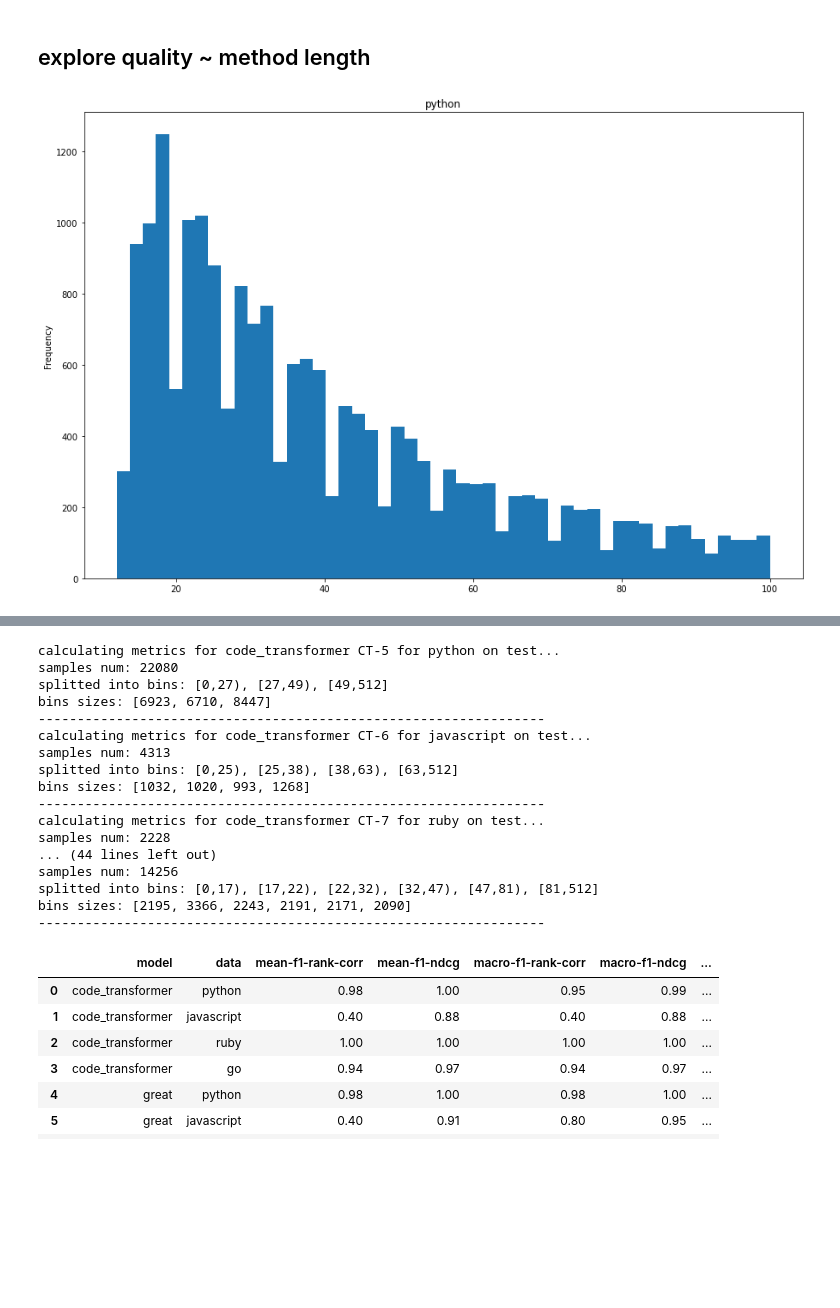
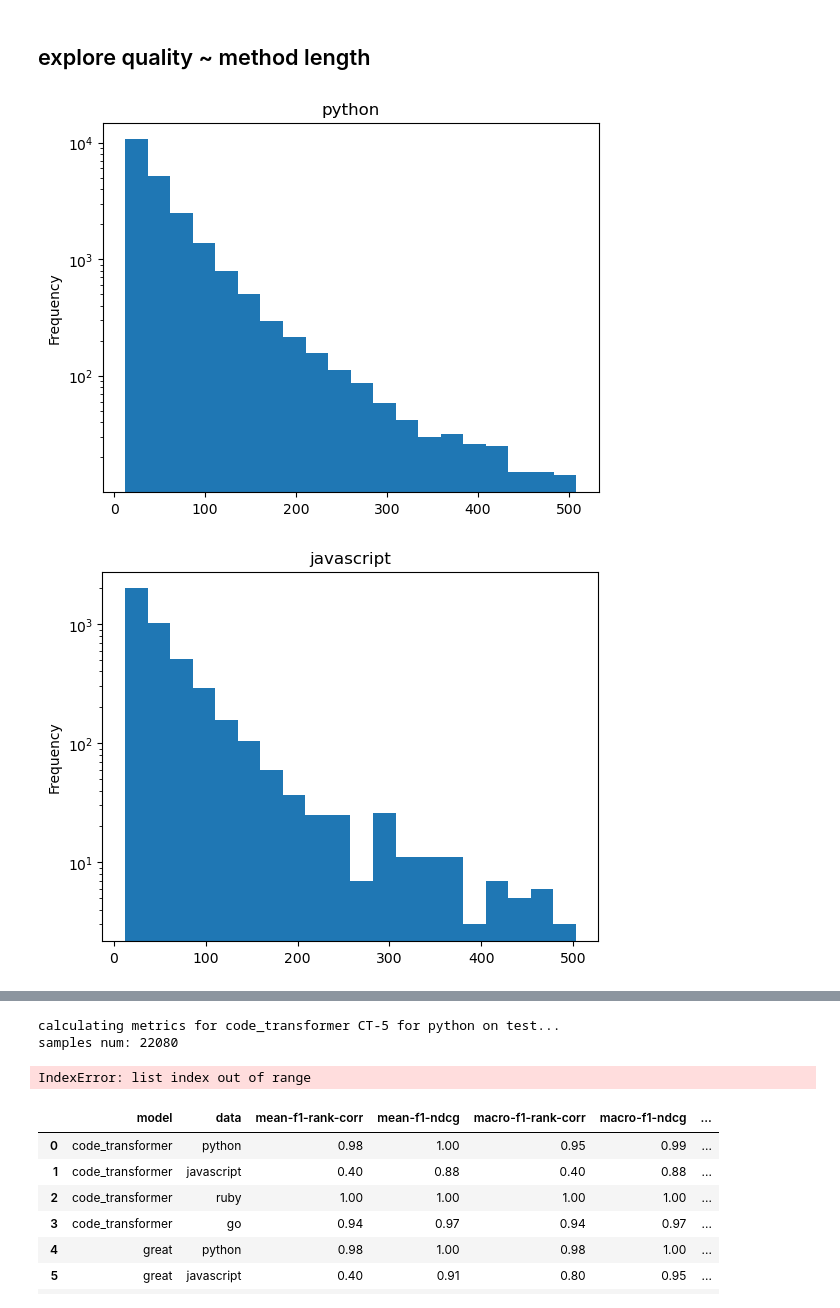
Before and after one commit to annie4ka99/code-transformer, a Jupyter notebook: notebooks/explore_quality_based_on_length.ipynb, the cells around one changed output, grey strips where cells are left out. Saved outputs shown, nothing was run; the diff lists cells and outputs as text; code cells hidden in the pictures; blank space fills up the shorter version.

```diff
--- a/notebooks/explore_quality_based_on_length.ipynb
+++ b/notebooks/explore_quality_based_on_length.ipynb
@@ -98,22 +97,17 @@ fields=['model','data', 'bins',
 # %%
 # lang_method_lengths = []
 for i in range(5, 9):
     lang = lang = csn_langs[(i - 1) % 4]
     save_path = os.path.join(results_dir, f"sample-metrics-code_transformer-{lang}-{partition}.csv")
     if not os.path.exists(save_path):
         print(f'coudnt find file {save_path}')
         continue
 
     metrics = pd.read_csv(save_path)
-    metrics = metrics[metrics.length <= 100]
-#     print(len(metrics[metrics.length < 25]))
-#     print(len(metrics[(metrics.length >= 25) & (metrics.length < 50)]))
-#     print(len(metrics[metrics.length >= 50]))
-#     lang_method_lengths.append(metrics.length.tolist())
 
-    plt.figure(figsize=(15,10))
-    metrics.length.plot.hist(bins=50,title=lang)
+#     plt.figure(figsize=(15,10))
+    metrics.length.plot.hist(bins=20, title=lang, log=True)
     plt.show()
-    break
 # %% [output]
-[figure, old version]
+[figure, new version]
+[figure, added]
@@ -120,4 +116,8 @@ for i in range(5, 9):
 # %%
+# LANG_BINS = [3, 4, 4, 6]
+LANG_BINS = [None, None, None, None]
+MAX_TOKENS = 512
+
 with open(res_file, 'w', newline='') as f:
     writer = csv.writer(f)
     writer.writerow(fields)
@@ -140,9 +140,9 @@ for i, model_info in enumerate(models):
         metrics.sort_values('length', inplace=True)
         print(f'samples num: {len(metrics)}')
 
-        bin_ids, bounds = divide_into_bins(metrics.length.to_list(), num_bins)
+        bin_ids, bounds = divide_into_bins(metrics.length.to_list(), num_bins, min_width=10, max_width=15)
         intervals = []
-        for i in range(num_bins - 1):
+        for i in range(len(bin_ids)):
             if i == 0:
                 intervals.append(f'[0,{bounds[i]})')
             else:
@@ -182,21 +182,7 @@ for i, model_info in enumerate(models):
 # %% [output]
 calculating metrics for code_transformer CT-5 for python on test...
 samples num: 22080
-splitted into bins: [0,27), [27,49), [49,512]
-bins sizes: [6923, 6710, 8447]
------------------------------------------------------------------
-calculating metrics for code_transformer CT-6 for javascript on test...
-samples num: 4313
-splitted into bins: [0,25), [25,38), [38,63), [63,512]
-bins sizes: [1032, 1020, 993, 1268]
------------------------------------------------------------------
-calculating metrics for code_transformer CT-7 for ruby on test...
-samples num: 2228
-... (44 lines left out)
-samples num: 14256
-splitted into bins: [0,17), [17,22), [22,32), [32,47), [47,81), [81,512]
-bins sizes: [2195, 3366, 2243, 2191, 2171, 2090]
------------------------------------------------------------------
+IndexError: list index out of range
 # %%
 summary = pd.read_csv(res_file)
 
```
Also changed, not shown: parts of 4 cells of this notebook, 16 other files.
